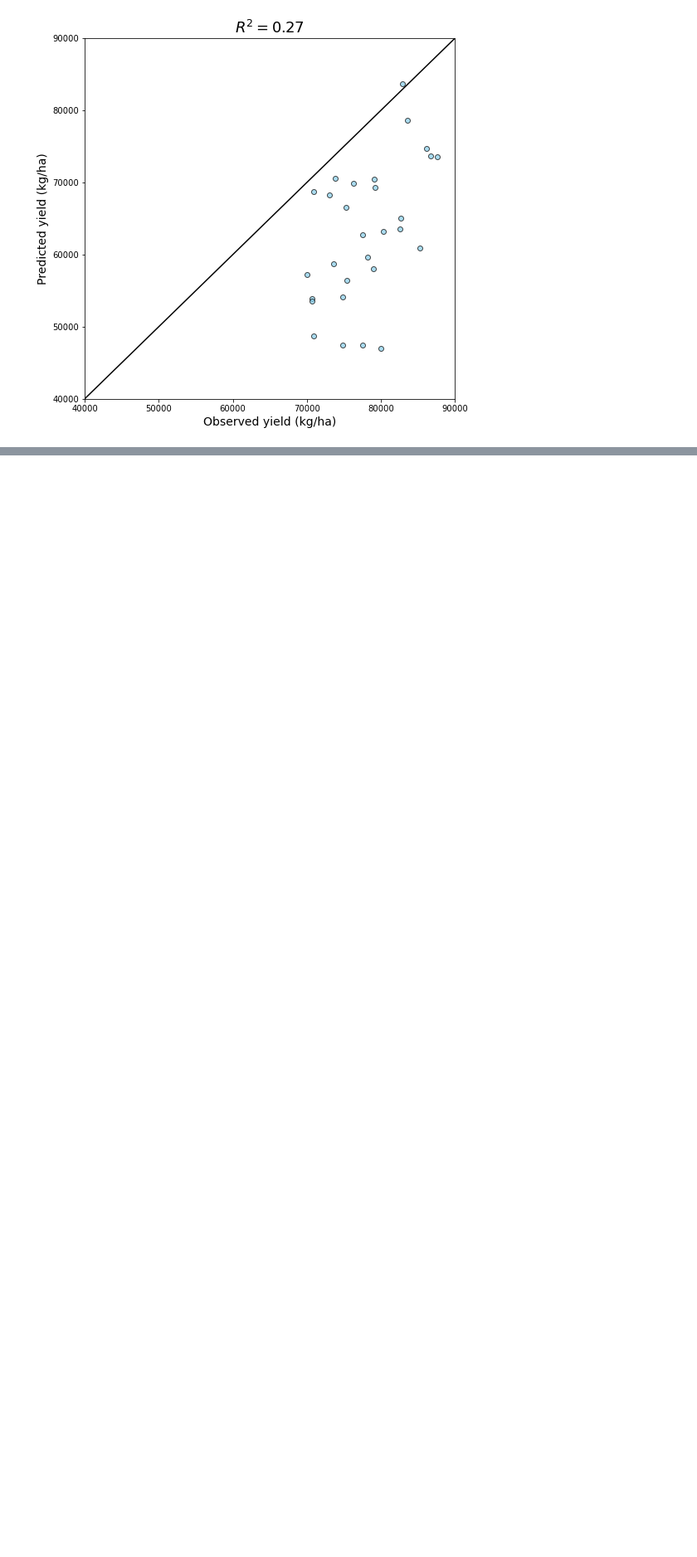
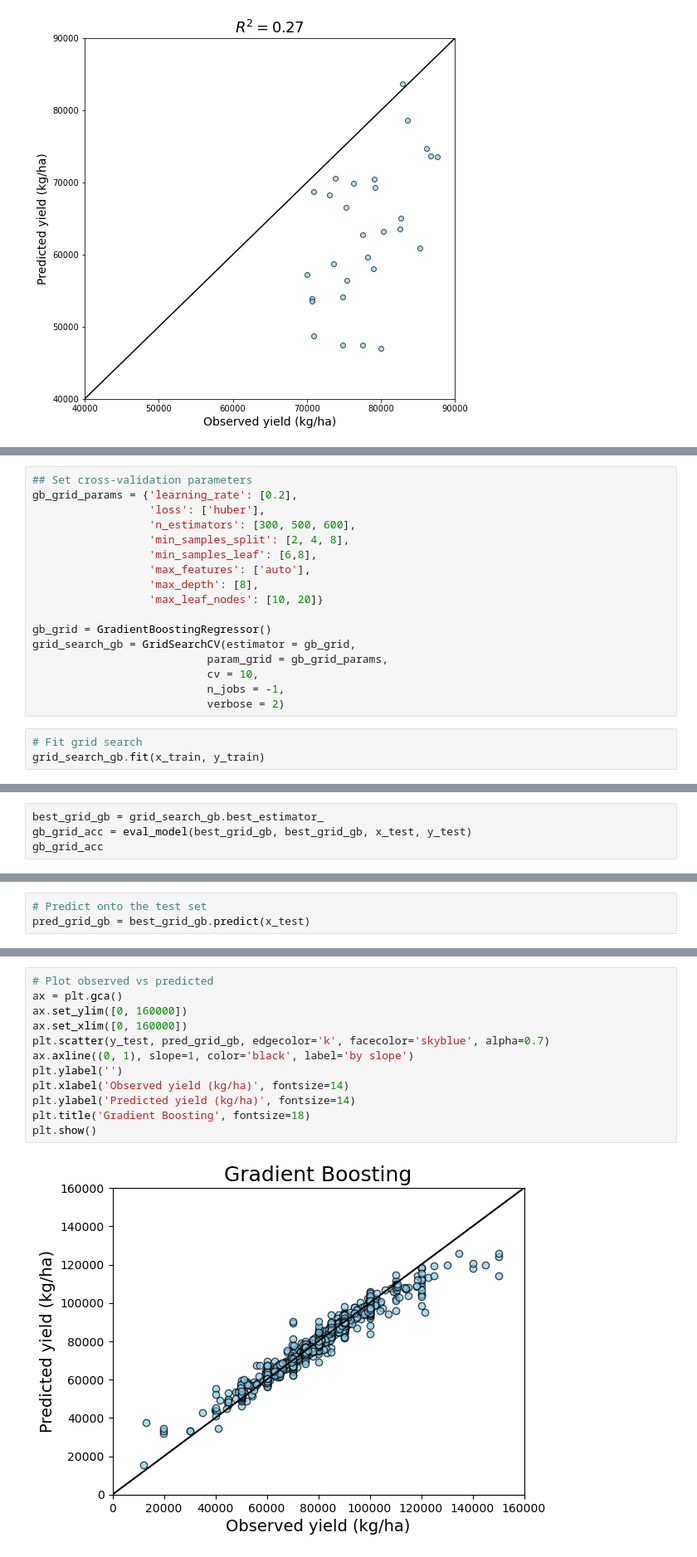
Before and after one commit to neli12/time-series-productivity-sp, a Jupyter notebook: Modelagem.ipynb, the cells around one changed output, grey strips where cells are left out. Shown at 83% size. Drawn from its saved outputs; the diff is of its cells as text; blank space fills up the shorter version.

```diff
--- a/Modelagem.ipynb
+++ b/Modelagem.ipynb
@@ -566,0 +720,20 @@ The R2 of the test is 0.78
+# %%
+## Set cross-validation parameters
+gb_grid_params = {'learning_rate': [0.2],
+                  'loss': ['huber'],
+                  'n_estimators': [300, 500, 600],
+                  'min_samples_split': [2, 4, 8],
+                  'min_samples_leaf': [6,8],
+                  'max_features': ['auto'],
+                  'max_depth': [8],
+                  'max_leaf_nodes': [10, 20]}
+
+gb_grid = GradientBoostingRegressor()
+grid_search_gb = GridSearchCV(estimator = gb_grid,
+                           param_grid = gb_grid_params,
+                           cv = 10,
+                           n_jobs = -1,
+                           verbose = 2)
+# %%
+# Fit grid search
+grid_search_gb.fit(x_train, y_train)
@@ -566,0 +761,4 @@ The R2 of the test is 0.78
+# %%
+best_grid_gb = grid_search_gb.best_estimator_
+gb_grid_acc = eval_model(best_grid_gb, best_grid_gb, x_test, y_test)
+gb_grid_acc
@@ -566,0 +769,3 @@ The R2 of the test is 0.78
+# %%
+# Predict onto the test set
+pred_grid_gb = best_grid_gb.predict(x_test)
@@ -566,0 +783,14 @@ The R2 of the test is 0.78
+# %%
+# Plot observed vs predicted
+ax = plt.gca()
+ax.set_ylim([0, 160000])
+ax.set_xlim([0, 160000])
+plt.scatter(y_test, pred_grid_gb, edgecolor='k', facecolor='skyblue', alpha=0.7)
+ax.axline((0, 1), slope=1, color='black', label='by slope')
+plt.ylabel('')
+plt.xlabel('Observed yield (kg/ha)', fontsize=14)
+plt.ylabel('Predicted yield (kg/ha)', fontsize=14)
+plt.title('Gradient Boosting', fontsize=18)
+plt.show()
+# %% [output]
+[figure, added]
```
Also changed, not shown: parts of 45 cells of this notebook.
